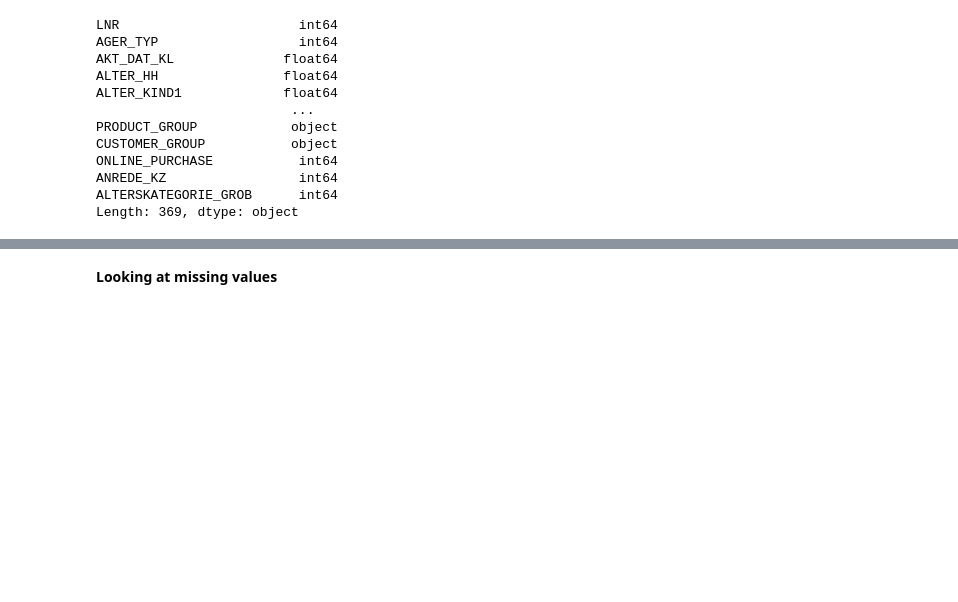
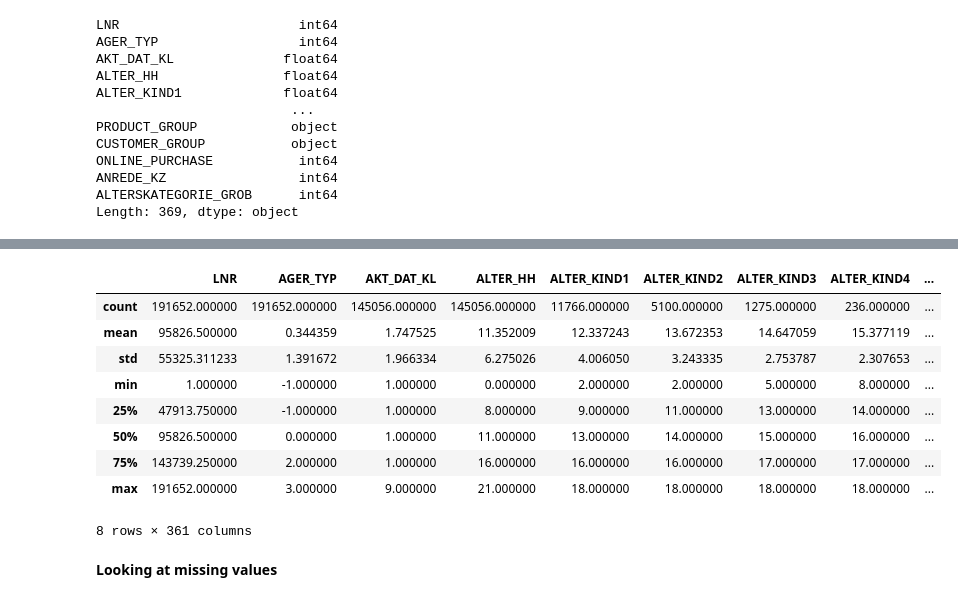
Before and after one commit to Aleaume/Udacity_DataSc_P4, a Jupyter notebook: Arvato Project Workbook.ipynb, the cells around one changed output, grey strips where cells are left out. Drawn from its saved outputs; the diff is of its cells as text; code cells hidden in the pictures; blank space fills up the shorter version.

```diff
--- a/Arvato Project Workbook.ipynb
+++ b/Arvato Project Workbook.ipynb
@@ -94,3 +119,17 @@ Index(['CAMEO_DEU_2015', 'CAMEO_DEUG_2015', 'CAMEO_INTL_2015',
+# %%
+#looking at numerical values
+customers.describe()
+# %% [output]
+|  | LNR | AGER_TYP | AKT_DAT_KL | ALTER_HH | ALTER_KIND1 | ALTER_KIND2 | ALTER_KIND3 | ALTER_KIND4 | ... |
+| count | 191652.000000 | 191652.000000 | 145056.000000 | 145056.000000 | 11766.000000 | 5100.000000 | 1275.000000 | 236.000000 | ... |
+| mean | 95826.500000 | 0.344359 | 1.747525 | 11.352009 | 12.337243 | 13.672353 | 14.647059 | 15.377119 | ... |
+| std | 55325.311233 | 1.391672 | 1.966334 | 6.275026 | 4.006050 | 3.243335 | 2.753787 | 2.307653 | ... |
+| min | 1.000000 | -1.000000 | 1.000000 | 0.000000 | 2.000000 | 2.000000 | 5.000000 | 8.000000 | ... |
+| 25% | 47913.750000 | -1.000000 | 1.000000 | 8.000000 | 9.000000 | 11.000000 | 13.000000 | 14.000000 | ... |
+| 50% | 95826.500000 | 0.000000 | 1.000000 | 11.000000 | 13.000000 | 14.000000 | 15.000000 | 16.000000 | ... |
+| 75% | 143739.250000 | 2.000000 | 1.000000 | 16.000000 | 16.000000 | 16.000000 | 17.000000 | 17.000000 | ... |
+| max | 191652.000000 | 3.000000 | 9.000000 | 21.000000 | 18.000000 | 18.000000 | 18.000000 | 18.000000 | ... |
+8 rows × 361 columns
 # %% [markdown]
 **Looking at missing values**
 # %%
```
Also changed, not shown: parts of 24 cells of this notebook, 1 other file.
